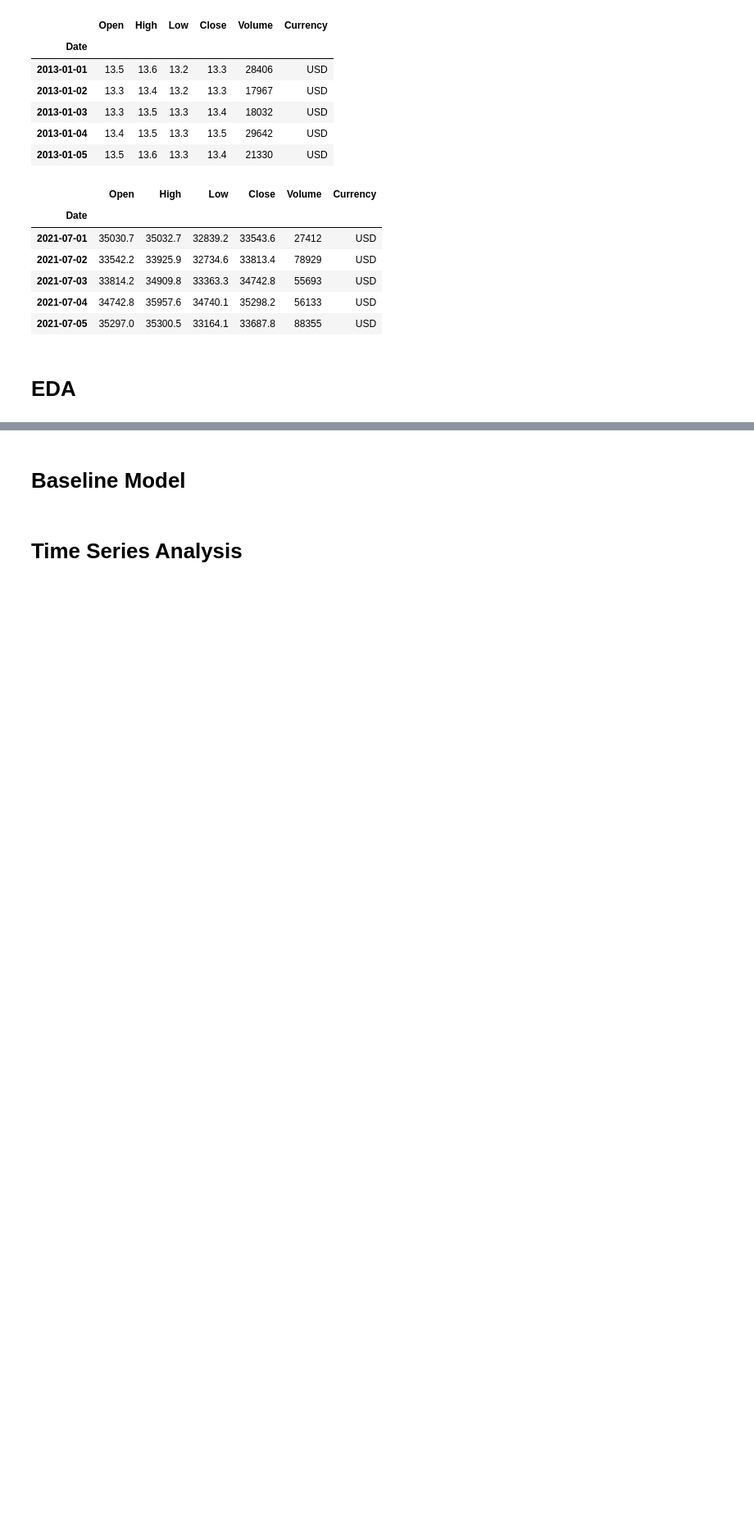
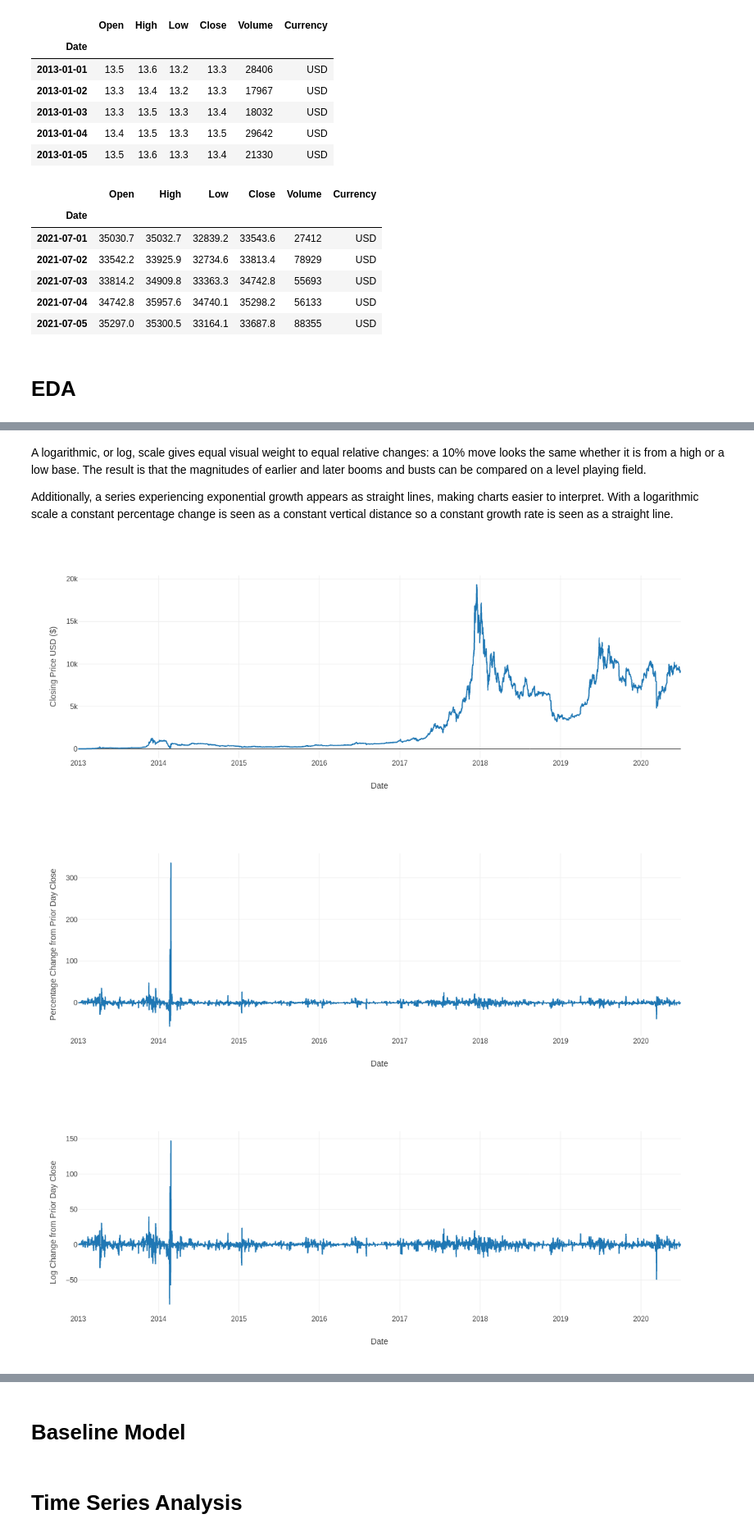
Before and after one commit to Rhuck1/Bitcoin-Price-Analysis, a Jupyter notebook: capstone_2_rough_draft.ipynb, the cells around one changed output, grey strips where cells are left out. Shown at 82% size. Saved outputs shown, nothing was run; the diff lists cells and outputs as text; code cells hidden in the pictures; blank space fills up the shorter version.

```diff
--- a/capstone_2_rough_draft.ipynb
+++ b/capstone_2_rough_draft.ipynb
@@ -193,22 +190,0 @@ df
-# %%
-# fig = px.line(data, x=data.index, y=data['Close'], title='Bitcoin Closing Price')
-# #fig.update_xaxes(title_text='Date', nticks=16)
-# fig.update_yaxes(title_text='Price in USD ($)')
-# fig.update_layout(plot_bgcolor='white')
-# fig.show()
-
-# for template in ["plotly", "plotly_white", "plotly_dark", "ggplot2", "seaborn", "simple_white", "none"]:
-#     fig = px.scatter(df_2007,
-#                      x="gdpPercap", y="lifeExp", size="pop", color="continent",
-#                      log_x=True, size_max=60,
-#                      template=template, title="Gapminder 2007: '%s' theme" % template)
-#     fig.show()
-
-for column in df.columns:
-
-    fig = px.line(df, x=data.index, y=df[column], template='none')
-    fig.show()
-
-# fig = px.line(data.index, y=data['Close'], title='Bitcoin Closing Price', template='plotly')
-# fig.update_yaxes(title_text='Price in USD ($)')
-# fig.show()
@@ -218,0 +211,23 @@ for column in df.columns:
+# %% [markdown]
+A logarithmic, or log, scale gives equal visual weight to equal relative changes: a 10% move looks the same whether it is from a high or a low base. The result is that the magnitudes of earlier and later booms and busts can be compared on a level playing field.
+
+Additionally, a series experiencing exponential growth appears as straight lines, making charts easier to interpret. With a logarithmic scale a constant percentage change is seen as a constant vertical distance so a constant growth rate is seen as a straight line.
+# %%
+for column in dataframe.columns:
+
+    title = 'Bitcoin Closing Price Representations'
+
+    titles = {
+        'Close': 'Closing Price USD ($)',
+        'Simple Return': 'Percentage Change from Prior Day Close',
+        'Log Return': 'Log Change from Prior Day Close'
+    }
+
+    fig = px.line(dataframe, x=dataframe.index, y=dataframe[column], template='none')
+    fig.update_yaxes(title_text=titles[column])
+
+    fig.show()
+# %% [output]
+[figure, added]
+[figure, added]
+[figure, added]
```
Also changed, not shown: parts of 18 cells of this notebook, 3 other files.
